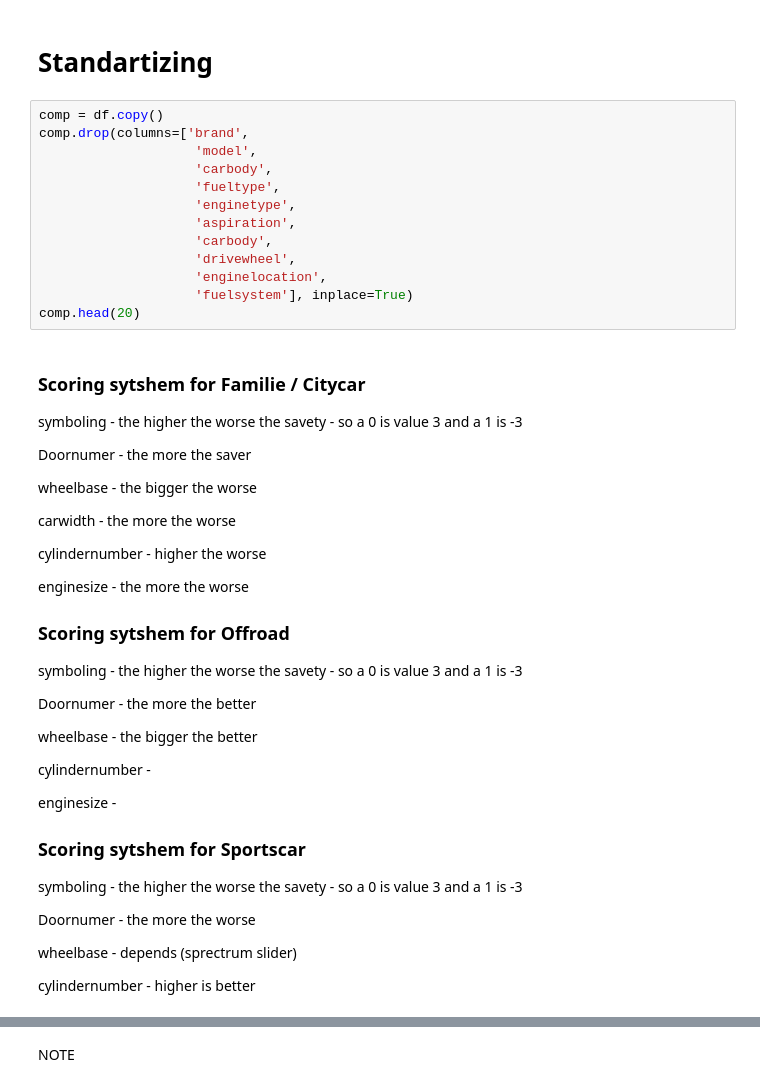
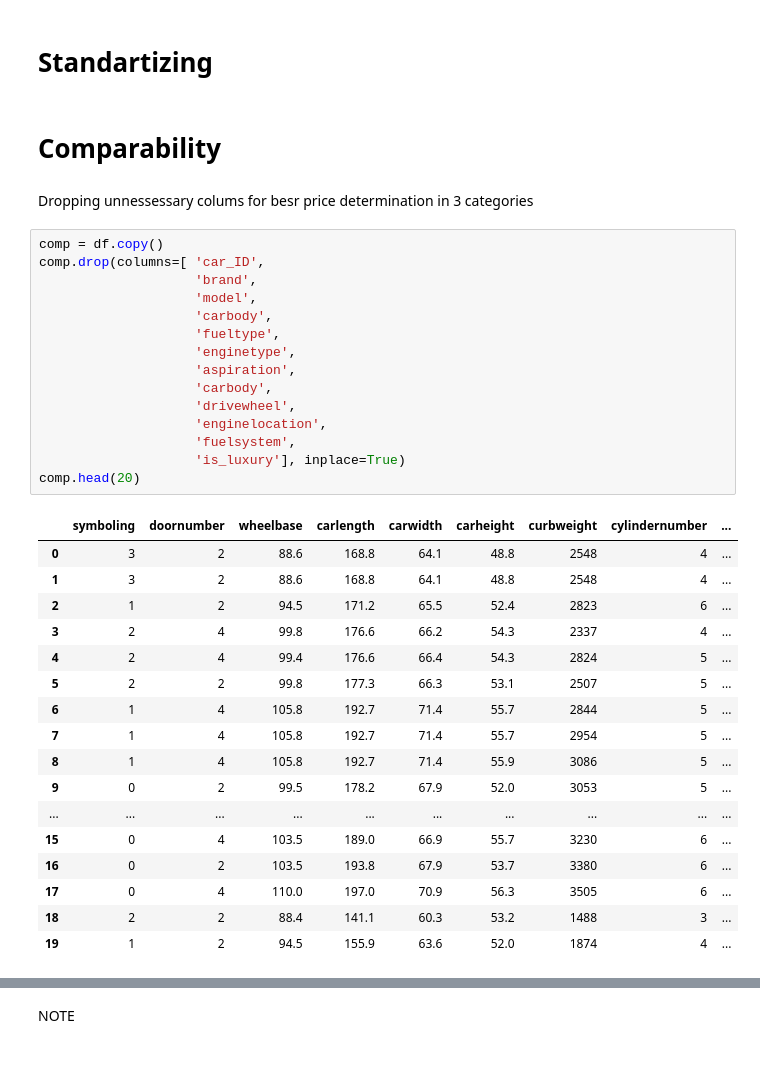
Before and after one commit to AL-MASNAI/car-price-analysis-hackathon-team4, a Jupyter notebook: jupyter_notebooks/ETL.ipynb, the cells around one changed output, grey strips where cells are left out. Saved outputs shown, nothing was run; the diff lists cells and outputs as text; blank space fills up the shorter version.

```diff
--- a/jupyter_notebooks/ETL.ipynb
+++ b/jupyter_notebooks/ETL.ipynb
@@ -263,52 +446,40 @@ luxury_threshold = df['price'].quantile(0.75) # Determine 75th percentile price
 df['is_luxury'] = (df['price'] > luxury_threshold).astype(int) # Flag cars above threshold as luxury (1) or not (0)
 # %% [markdown]
 # Standartizing
+# %% [markdown]
+# Comparability
+# %% [markdown]
+Dropping unnessessary colums for besr price determination in 3 categories
 # %%
 comp = df.copy()
-comp.drop(columns=['brand',
+comp.drop(columns=[ 'car_ID',
+                    'brand',
                     'model',
                     'carbody',
                     'fueltype',
                     'enginetype',
                     'aspiration',
                     'carbody',
                     'drivewheel',
                     'enginelocation',
-                    'fuelsystem'], inplace=True)
+                    'fuelsystem',
+                    'is_luxury'], inplace=True)
 comp.head(20)
+# %% [output]
+|  | symboling | doornumber | wheelbase | carlength | carwidth | carheight | curbweight | cylindernumber | ... |
+| 0 | 3 | 2 | 88.6 | 168.8 | 64.1 | 48.8 | 2548 | 4 | ... |
+| 1 | 3 | 2 | 88.6 | 168.8 | 64.1 | 48.8 | 2548 | 4 | ... |
+| 2 | 1 | 2 | 94.5 | 171.2 | 65.5 | 52.4 | 2823 | 6 | ... |
+| 3 | 2 | 4 | 99.8 | 176.6 | 66.2 | 54.3 | 2337 | 4 | ... |
+| 4 | 2 | 4 | 99.4 | 176.6 | 66.4 | 54.3 | 2824 | 5 | ... |
+| 5 | 2 | 2 | 99.8 | 177.3 | 66.3 | 53.1 | 2507 | 5 | ... |
+| 6 | 1 | 4 | 105.8 | 192.7 | 71.4 | 55.7 | 2844 | 5 | ... |
+| 7 | 1 | 4 | 105.8 | 192.7 | 71.4 | 55.7 | 2954 | 5 | ... |
+| 8 | 1 | 4 | 105.8 | 192.7 | 71.4 | 55.9 | 3086 | 5 | ... |
+| 9 | 0 | 2 | 99.5 | 178.2 | 67.9 | 52.0 | 3053 | 5 | ... |
+| ... | ... | ... | ... | ... | ... | ... | ... | ... | ... |
+| 15 | 0 | 4 | 103.5 | 189.0 | 66.9 | 55.7 | 3230 | 6 | ... |
+| 16 | 0 | 2 | 103.5 | 193.8 | 67.9 | 53.7 | 3380 | 6 | ... |
+| 17 | 0 | 4 | 110.0 | 197.0 | 70.9 | 56.3 | 3505 | 6 | ... |
+| 18 | 2 | 2 | 88.4 | 141.1 | 60.3 | 53.2 | 1488 | 3 | ... |
+| 19 | 1 | 2 | 94.5 | 155.9 | 63.6 | 52.0 | 1874 | 4 | ... |
-# %% [markdown]
-### Scoring sytshem for Familie / Citycar
-
-symboling - the higher the worse the savety - so a 0 is value 3 and a 1 is -3
-
-Doornumer - the more the saver
-
-wheelbase - the bigger the worse
-
-carwidth - the more the worse
-
-cylindernumber - higher the worse
-
-enginesize - the more the worse
-
-
-### Scoring sytshem for Offroad
-symboling - the higher the worse the savety - so a 0 is value 3 and a 1 is -3
-
-Doornumer - the more the better
-
-wheelbase - the bigger the better
-
-cylindernumber -
-
-enginesize -
-
-
-### Scoring sytshem for Sportscar
-symboling - the higher the worse the savety - so a 0 is value 3 and a 1 is -3
-
-Doornumer - the more the worse
-
-wheelbase - depends (sprectrum slider)
-
-cylindernumber - higher is better
```
Also changed, not shown: parts of 30 cells of this notebook.
